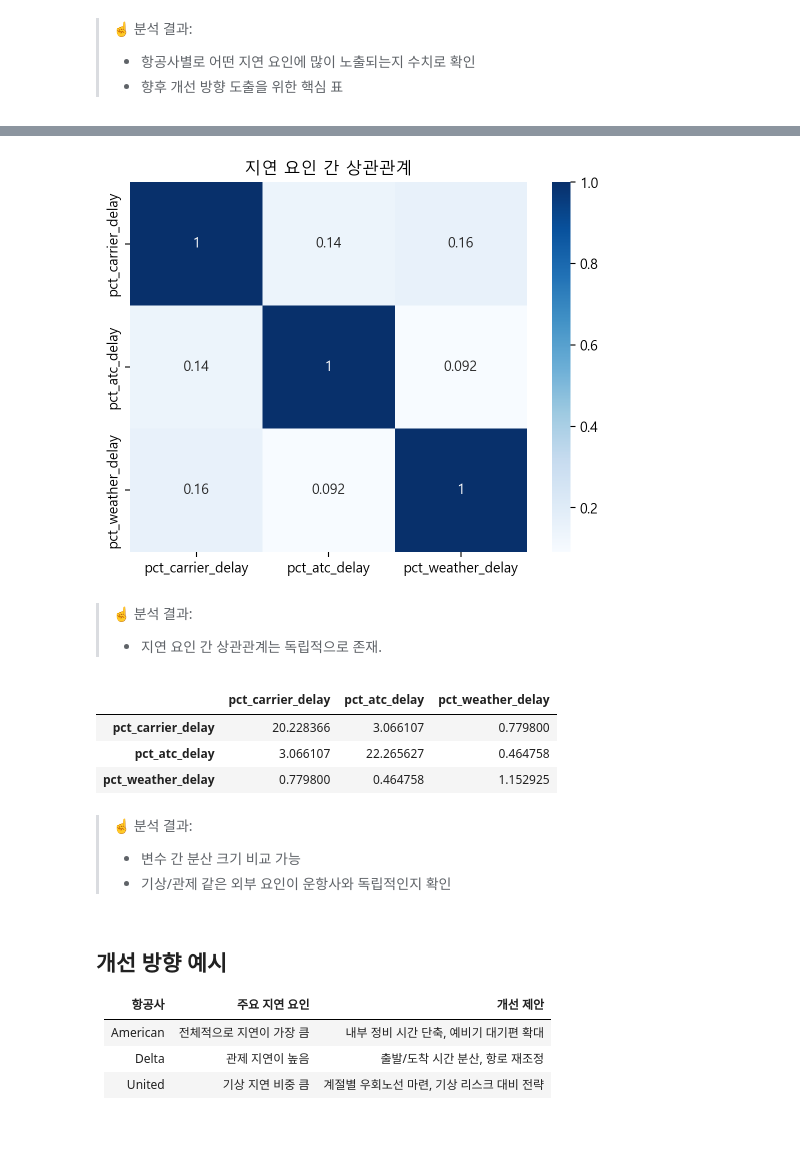
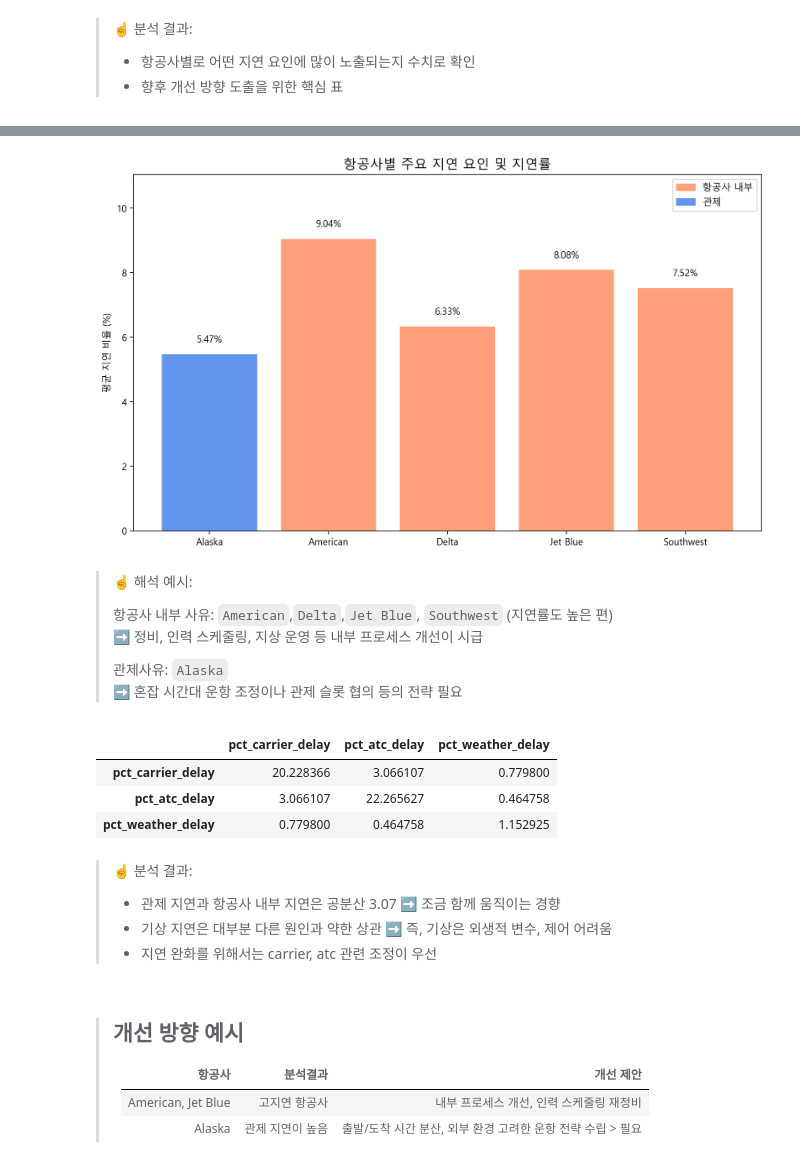
Before and after one commit to jihuikim45/hipython_rep, a Jupyter notebook: 01_data_anal_proj/분석보고서.ipynb, the cells around one changed output, grey strips where cells are left out. Cells and saved outputs as stored; diff of their text form; code cells hidden in the pictures; blank space fills up the shorter version.

```diff
--- a/01_data_anal_proj/분석보고서.ipynb
+++ b/01_data_anal_proj/분석보고서.ipynb
@@ -447,15 +546,46 @@ delay_means
 # %%
 # 상관관계 분석
-corr = df_clean[['pct_carrier_delay', 'pct_atc_delay', 'pct_weather_delay']].corr()
+# 항공사 이름
+airlines = ["Alaska", "American", "Delta", "Jet Blue", "Southwest"]
 
-sns.heatmap(corr, annot=True, cmap='Blues')
-plt.title("지연 요인 간 상관관계")
+# 주요 지연 요인에 따른 지연률
+delay_values = [5.47, 9.04, 6.33, 8.08, 7.52]
+delay_reasons = ["관제", "항공사 내부", "항공사 내부", "항공사 내부", "항공사 내부"]
+colors = ["#6495ED" if reason == "관제" else "#FFA07A" for reason in delay_reasons]
+
+# 시각화
+plt.figure(figsize=(10, 6))
+bars = plt.bar(airlines, delay_values, color=colors)
+
+# 각 바 위에 지연률 표시
+for bar, val in zip(bars, delay_values):
+    plt.text(bar.get_x() + bar.get_width() / 2, val + 0.3, f"{val}%", ha='center', va='bottom', fontsize=10)
+
+# 제목 및 라벨
+plt.title("항공사별 주요 지연 요인 및 지연률", fontsize=14)
+plt.ylabel("평균 지연 비율 (%)")
+plt.ylim(0, max(delay_values) + 2)
+
+# 범례 수동 생성
+import matplotlib.patches as mpatches
+legend_labels = [
+    mpatches.Patch(color="#FFA07A", label="항공사 내부"),
+    mpatches.Patch(color="#6495ED", label="관제")
+]
+plt.legend(handles=legend_labels, loc="upper right")
+
+plt.tight_layout()
 plt.show()
 # %% [output]
-[figure, old version]
+[figure, new version]
 # %% [markdown]
-> ☝️ 분석 결과:
-> - 지연 요인 간 상관관계는 독립적으로 존재.
+> ☝️ 해석 예시:
+>
+> 항공사 내부 사유: `American`,`Delta`,`Jet Blue`, `Southwest` (지연률도 높은 편)
+>➡️ 정비, 인력 스케줄링, 지상 운영 등 내부 프로세스 개선이 시급
+>
+> 관제사유: `Alaska`
+> ➡️ 혼잡 시간대 운항 조정이나 관제 슬롯 협의 등의 전략 필요
 # %%
 #5. 공분산 확인
 
@@ -467,14 +597,15 @@ df_clean[['pct_carrier_delay', 'pct_atc_delay', 'pct_weather_delay']].cov()
 | pct_weather_delay | 0.779800 | 0.464758 | 1.152925 |
 # %% [markdown]
 > ☝️ 분석 결과:
-> - 변수 간 분산 크기 비교 가능
-> - 기상/관제 같은 외부 요인이 운항사와 독립적인지 확인
+> - 관제 지연과 항공사 내부 지연은 공분산 3.07 ➡️ 조금 함께 움직이는 경향
+> - 기상 지연은 대부분 다른 원인과 약한 상관 ➡️ 즉, 기상은 외생적 변수, 제어 어려움
+> - 지연 완화를 위해서는 carrier, atc 관련 조정이 우선
 # %% [markdown]
-## 개선 방향 예시
-
-| 항공사 | 주요 지연 요인     | 개선 제안                     |
-| --- | ------------ | ------------------------- |
-| American | 전체적으로 지연이 가장 큼 | 내부 정비 시간 단축, 예비기 대기편 확대   |
-| Delta | 관제 지연이 높음    | 출발/도착 시간 분산, 항로 재조정       |
-| United | 기상 지연 비중 큼   | 계절별 우회노선 마련, 기상 리스크 대비 전략 |
+> ## 개선 방향 예시
+>
+> | 항공사 | 분석결과     | 개선 제안                     |
+> | --- | ------------ | ------------------------- |
+> | American, Jet Blue | 고지연 항공사 | 내부 프로세스 개선, 인력 스케줄링 재정비   |
+> | Alaska | 관제 지연이 높음    | 출발/도착 시간 분산, 외부 환경 고려한 운항 전략 수립 > 필요      |
+>
 # %% [markdown]
```
Also changed, not shown: parts of 16 cells of this notebook.
